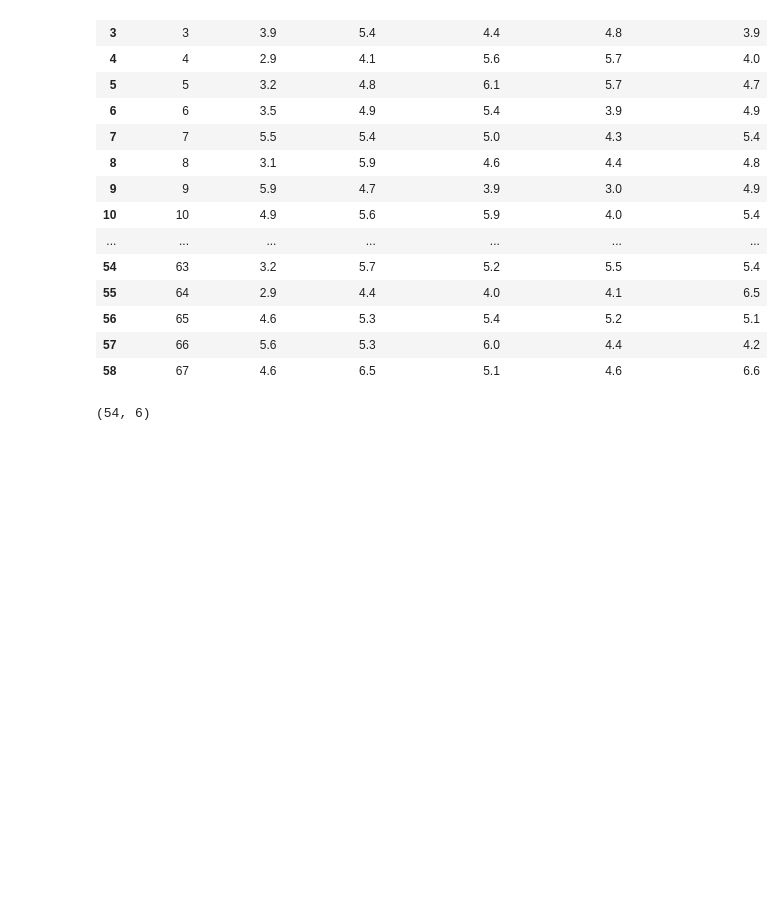
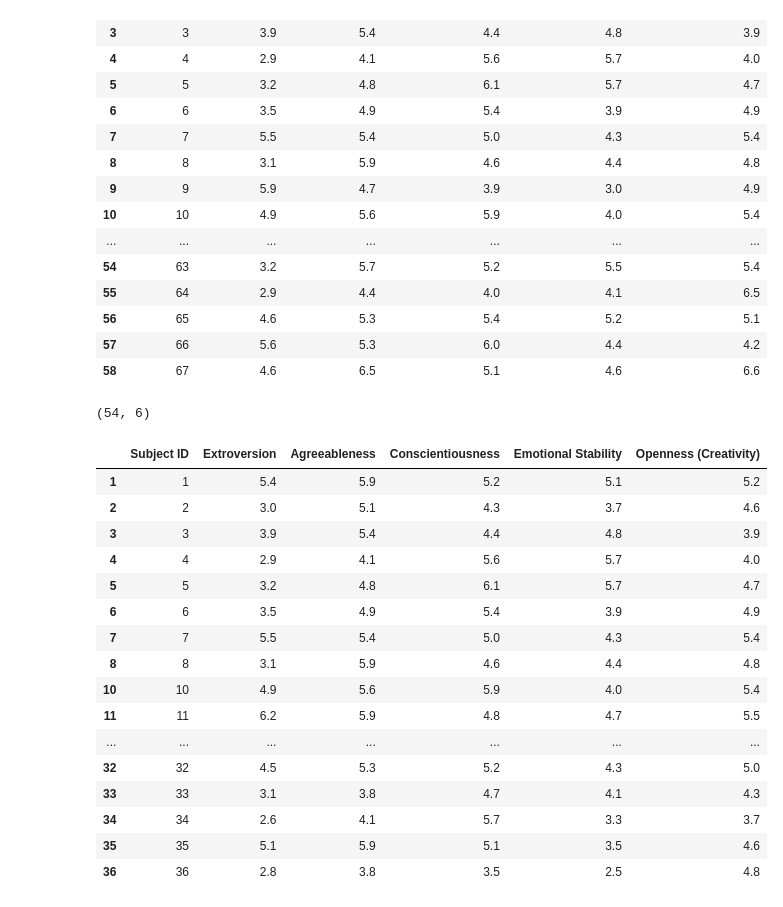
Before and after one commit to deybelman/EEG_Analysis_Project, a Jupyter notebook: analysis.ipynb, the cells around one changed output. Cells and saved outputs as stored; diff of their text form; code cells hidden in the pictures; blank space fills up the shorter version.

```diff
--- a/analysis.ipynb
+++ b/analysis.ipynb
@@ -52,3 +195,41 @@ def get_all_channels_from_mat(file_path):
+# %%
+# Step 7: Create heatmap of significant correlations only
+# Create mask from significant_fdr values
+
+# Reshape the significant_fdr column back into a matrix
+sig_matrix = np.full((len(personality_cols), len(eeg_cols)), False)
+sig_mask = np.full((len(personality_cols), len(eeg_cols)), True)  # Mask for non-significant
+
+for idx, row in eeg_personality_corrstats_df.iterrows():
+    trait_idx = personality_cols.index(row['Personality_Trait'])
+    channel_idx = eeg_cols.index(row['EEG_Channel'])
+
+    if row['significant_fdr']:
+        sig_matrix[trait_idx, channel_idx] = True
+        sig_mask[trait_idx, channel_idx] = False  # Don't mask significant ones
+    else:
+        sig_mask[trait_idx, channel_idx] = True  # Mask non-significant ones
+
+# Create the correlation matrix with only significant values shown
+eeg_personality_sig_matrix = eeg_personality_pair_corr.copy()
+eeg_personality_sig_matrix = eeg_personality_sig_matrix.where(~sig_mask, np.nan)
+
+print("Significant Correlations Only (FDR < 0.05):")
+print("=" * 80)
+display(eeg_personality_sig_matrix)
+
+# Plot heatmap with mask
+plt.figure(figsize=(12, 6))
+sns.heatmap(eeg_personality_pair_corr, annot=True, cmap="coolwarm", center=0,
+            fmt=".3f", linewidths=0.5, cbar_kws={"shrink": 0.8},
+            mask=sig_mask,  # Mask non-significant correlations
+            annot_kws={"fontsize": 10})
+plt.title("Significant Personality Traits × EEG Channels Correlations (FDR < 0.05)",
+          fontsize=14, pad=20)
+plt.xlabel("EEG Channels", fontsize=12)
+plt.ylabel("Personality Traits", fontsize=12)
+plt.tight_layout()
+plt.show()
 # %%
 # Build the main DataFrame
 # Participants: 1 to 58 (as strings to match quality_df)
@@ -510,3 +930,27 @@ personality_filtered_df = personality_df[~personality_df.index.isin(participants
 personality_filtered_df.shape
 # %% [output]
 (54, 6)
+# %%
+# Filter personality_filtered_df to only include participants 1-36
+participants_1_to_36 = [str(i) for i in range(1, 37)]
+personality_filtered_1_to_36_df = personality_filtered_df.loc[personality_filtered_df.index.intersection(participants_1_to_36)]
+
+personality_filtered_1_to_36_df
+# %% [output]
+|  | Subject ID | Extroversion | Agreeableness | Conscientiousness | Emotional Stability | Openness (Creativity) |
+| 1 | 1 | 5.4 | 5.9 | 5.2 | 5.1 | 5.2 |
+| 2 | 2 | 3.0 | 5.1 | 4.3 | 3.7 | 4.6 |
+| 3 | 3 | 3.9 | 5.4 | 4.4 | 4.8 | 3.9 |
+| 4 | 4 | 2.9 | 4.1 | 5.6 | 5.7 | 4.0 |
+| 5 | 5 | 3.2 | 4.8 | 6.1 | 5.7 | 4.7 |
+| 6 | 6 | 3.5 | 4.9 | 5.4 | 3.9 | 4.9 |
+| 7 | 7 | 5.5 | 5.4 | 5.0 | 4.3 | 5.4 |
+| 8 | 8 | 3.1 | 5.9 | 4.6 | 4.4 | 4.8 |
+| 10 | 10 | 4.9 | 5.6 | 5.9 | 4.0 | 5.4 |
+| 11 | 11 | 6.2 | 5.9 | 4.8 | 4.7 | 5.5 |
+| ... | ... | ... | ... | ... | ... | ... |
+| 32 | 32 | 4.5 | 5.3 | 5.2 | 4.3 | 5.0 |
+| 33 | 33 | 3.1 | 3.8 | 4.7 | 4.1 | 4.3 |
+| 34 | 34 | 2.6 | 4.1 | 5.7 | 3.3 | 3.7 |
+| 35 | 35 | 5.1 | 5.9 | 5.1 | 3.5 | 4.6 |
+| 36 | 36 | 2.8 | 3.8 | 3.5 | 2.5 | 4.8 |
```
Also changed, not shown: parts of 15 cells of this notebook.
